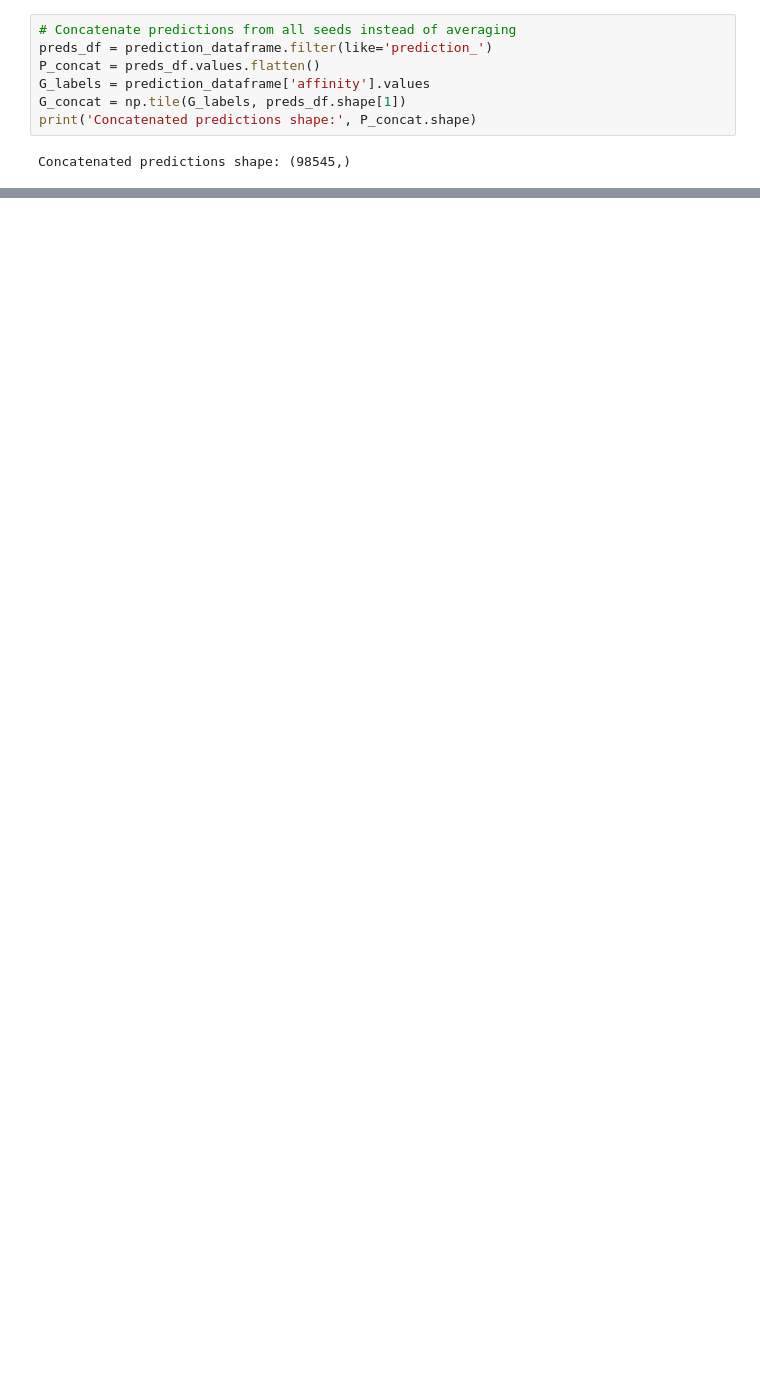
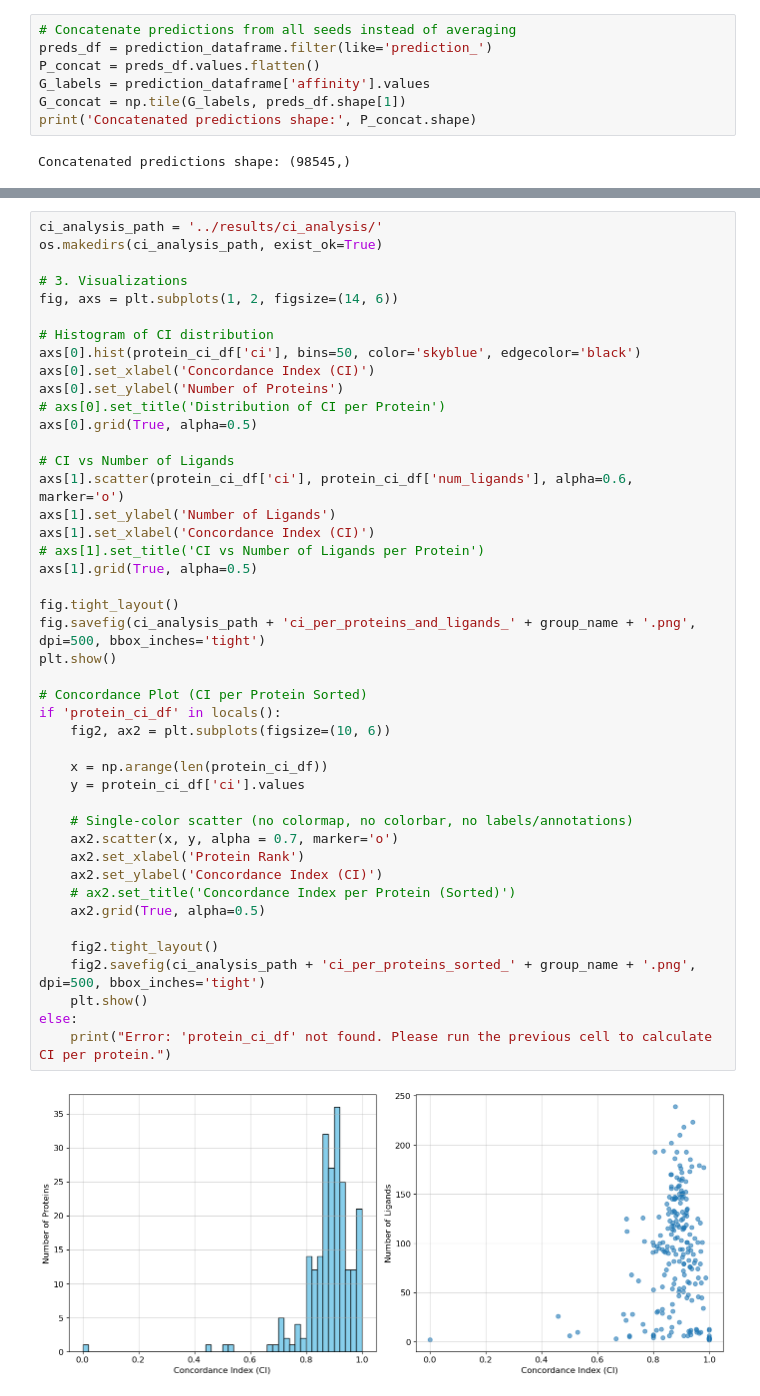
Before and after one commit to matija-marijan/PLM-GraphDTA, a Jupyter notebook: analysis/prediction.ipynb, the cells around one changed output, grey strips where cells are left out. Saved outputs shown, nothing was run; the diff lists cells and outputs as text; blank space fills up the shorter version.

Commit message:
Updated analysis script

```diff
--- a/analysis/prediction.ipynb
+++ b/analysis/prediction.ipynb
@@ -351,0 +427,46 @@ plot_scatter(G, P_avg, save_dir = scatter_dir + group_name)
+# %%
+ci_analysis_path = '../results/ci_analysis/'
+os.makedirs(ci_analysis_path, exist_ok=True)
+
+# 3. Visualizations
+fig, axs = plt.subplots(1, 2, figsize=(14, 6))
+
+# Histogram of CI distribution
+axs[0].hist(protein_ci_df['ci'], bins=50, color='skyblue', edgecolor='black')
+axs[0].set_xlabel('Concordance Index (CI)')
+axs[0].set_ylabel('Number of Proteins')
+# axs[0].set_title('Distribution of CI per Protein')
+axs[0].grid(True, alpha=0.5)
+
+# CI vs Number of Ligands
+axs[1].scatter(protein_ci_df['ci'], protein_ci_df['num_ligands'], alpha=0.6, marker='o')
+axs[1].set_ylabel('Number of Ligands')
+axs[1].set_xlabel('Concordance Index (CI)')
+# axs[1].set_title('CI vs Number of Ligands per Protein')
+axs[1].grid(True, alpha=0.5)
+
+fig.tight_layout()
+fig.savefig(ci_analysis_path + 'ci_per_proteins_and_ligands_' + group_name + '.png', dpi=500, bbox_inches='tight')
+plt.show()
+
+# Concordance Plot (CI per Protein Sorted)
+if 'protein_ci_df' in locals():
+    fig2, ax2 = plt.subplots(figsize=(10, 6))
+
+    x = np.arange(len(protein_ci_df))
+    y = protein_ci_df['ci'].values
+
+    # Single-color scatter (no colormap, no colorbar, no labels/annotations)
+    ax2.scatter(x, y, alpha = 0.7, marker='o')
+    ax2.set_xlabel('Protein Rank')
+    ax2.set_ylabel('Concordance Index (CI)')
+    # ax2.set_title('Concordance Index per Protein (Sorted)')
+    ax2.grid(True, alpha=0.5)
+
+    fig2.tight_layout()
+    fig2.savefig(ci_analysis_path + 'ci_per_proteins_sorted_' + group_name + '.png', dpi=500, bbox_inches='tight')
+    plt.show()
+else:
+    print("Error: 'protein_ci_df' not found. Please run the previous cell to calculate CI per protein.")
+# %% [output]
+[figure, added]
```
Also changed, not shown: parts of 14 cells of this notebook.
